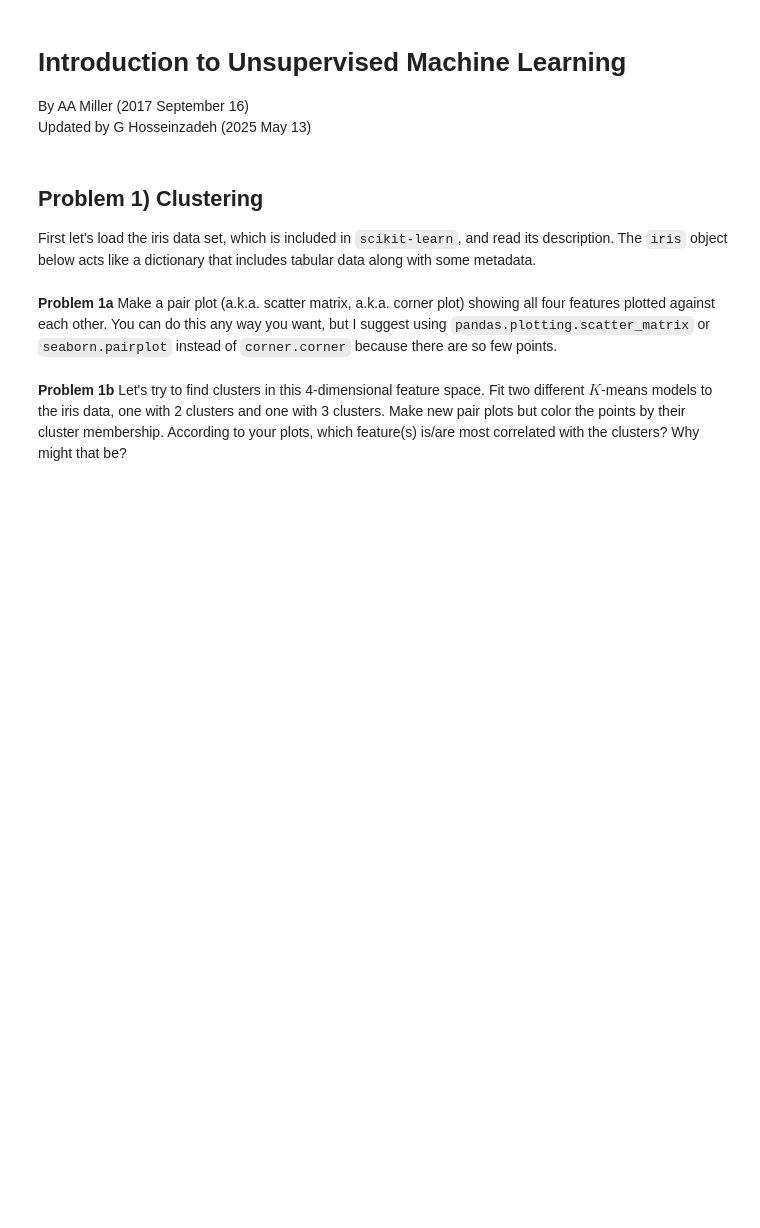
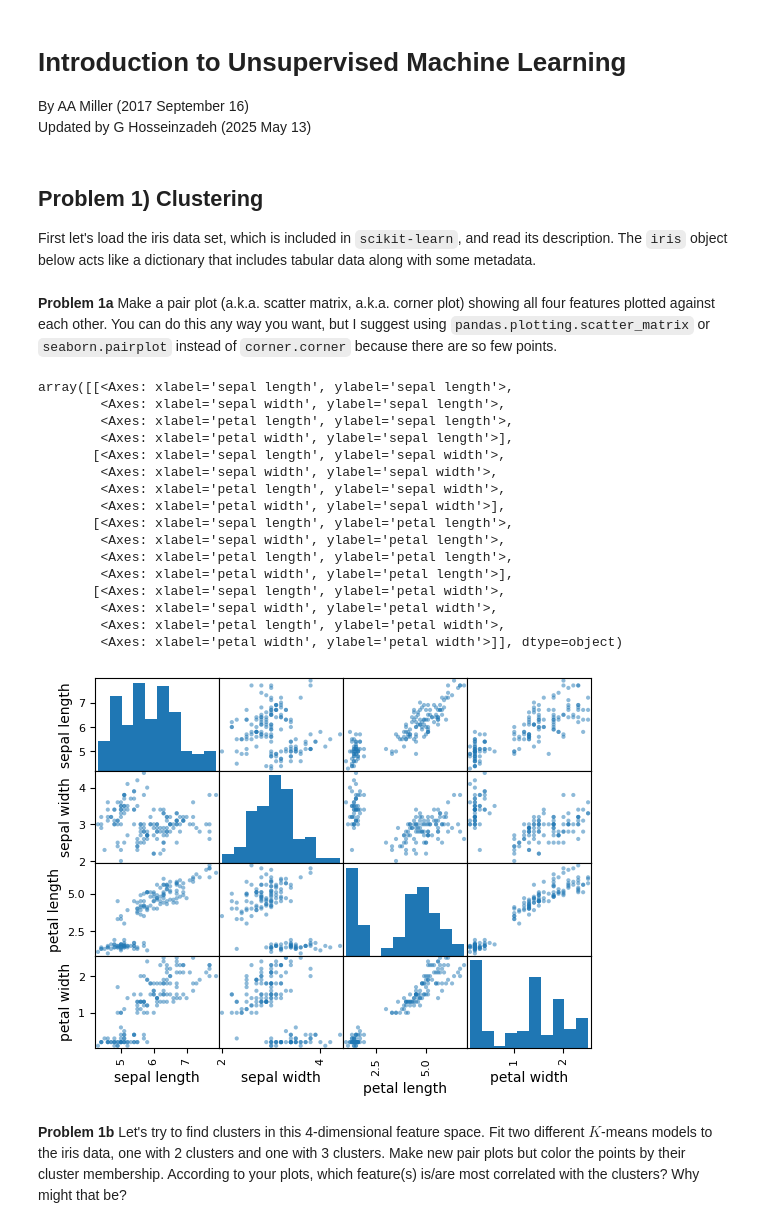
Before and after one commit to ASTR154/clustering, a Jupyter notebook: clustering.ipynb, the cells around one changed output. Cells and saved outputs as stored; diff of their text form; code cells hidden in the pictures; blank space fills up the shorter version.

```diff
--- a/clustering.ipynb
+++ b/clustering.ipynb
@@ -24,3 +22,29 @@ print(iris['DESCR'])
+# %%
+import pandas as pd
+
+data = iris['data']
+df = pd.DataFrame(data, columns = ['sepal length', 'sepal width', 'petal length', 'petal width'])
+#print(data)
+pd.plotting.scatter_matrix(df)
+# plot
+# %% [output]
+array([[<Axes: xlabel='sepal length', ylabel='sepal length'>,
+        <Axes: xlabel='sepal width', ylabel='sepal length'>,
+        <Axes: xlabel='petal length', ylabel='sepal length'>,
+        <Axes: xlabel='petal width', ylabel='sepal length'>],
+       [<Axes: xlabel='sepal length', ylabel='sepal width'>,
+        <Axes: xlabel='sepal width', ylabel='sepal width'>,
+        <Axes: xlabel='petal length', ylabel='sepal width'>,
+        <Axes: xlabel='petal width', ylabel='sepal width'>],
+       [<Axes: xlabel='sepal length', ylabel='petal length'>,
+        <Axes: xlabel='sepal width', ylabel='petal length'>,
+        <Axes: xlabel='petal length', ylabel='petal length'>,
+        <Axes: xlabel='petal width', ylabel='petal length'>],
+       [<Axes: xlabel='sepal length', ylabel='petal width'>,
+        <Axes: xlabel='sepal width', ylabel='petal width'>,
+        <Axes: xlabel='petal length', ylabel='petal width'>,
+        <Axes: xlabel='petal width', ylabel='petal width'>]], dtype=object)
+[figure, added]
 # %% [markdown]
 **Problem 1b** Let's try to find clusters in this 4-dimensional feature space. Fit two different $K$-means models to the iris data, one with 2 clusters and one with 3 clusters. Make new pair plots but color the points by their cluster membership. According to your plots, which feature(s) is/are most correlated with the clusters? Why might that be?
 # %%
```
Also changed, not shown: parts of 3 cells of this notebook.
